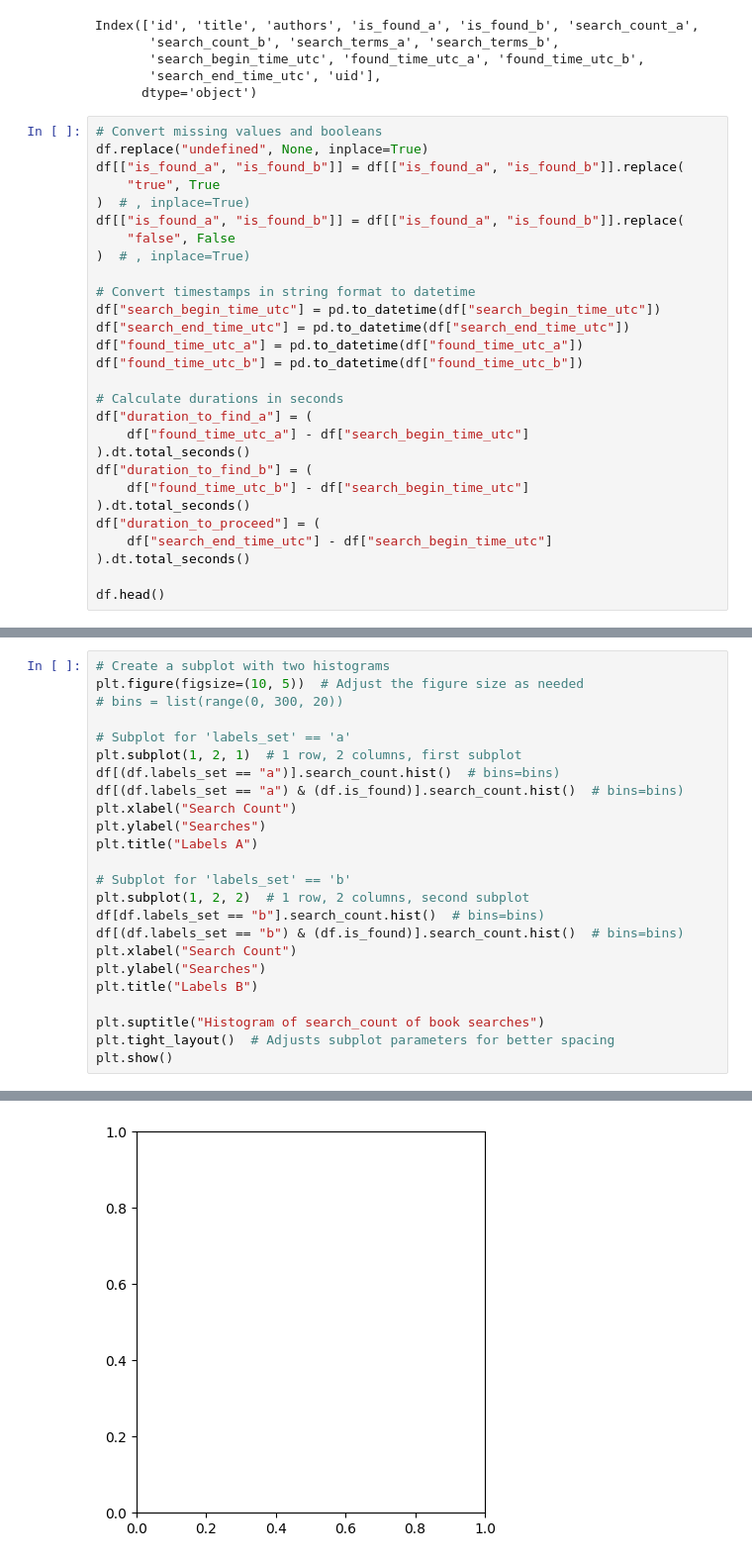
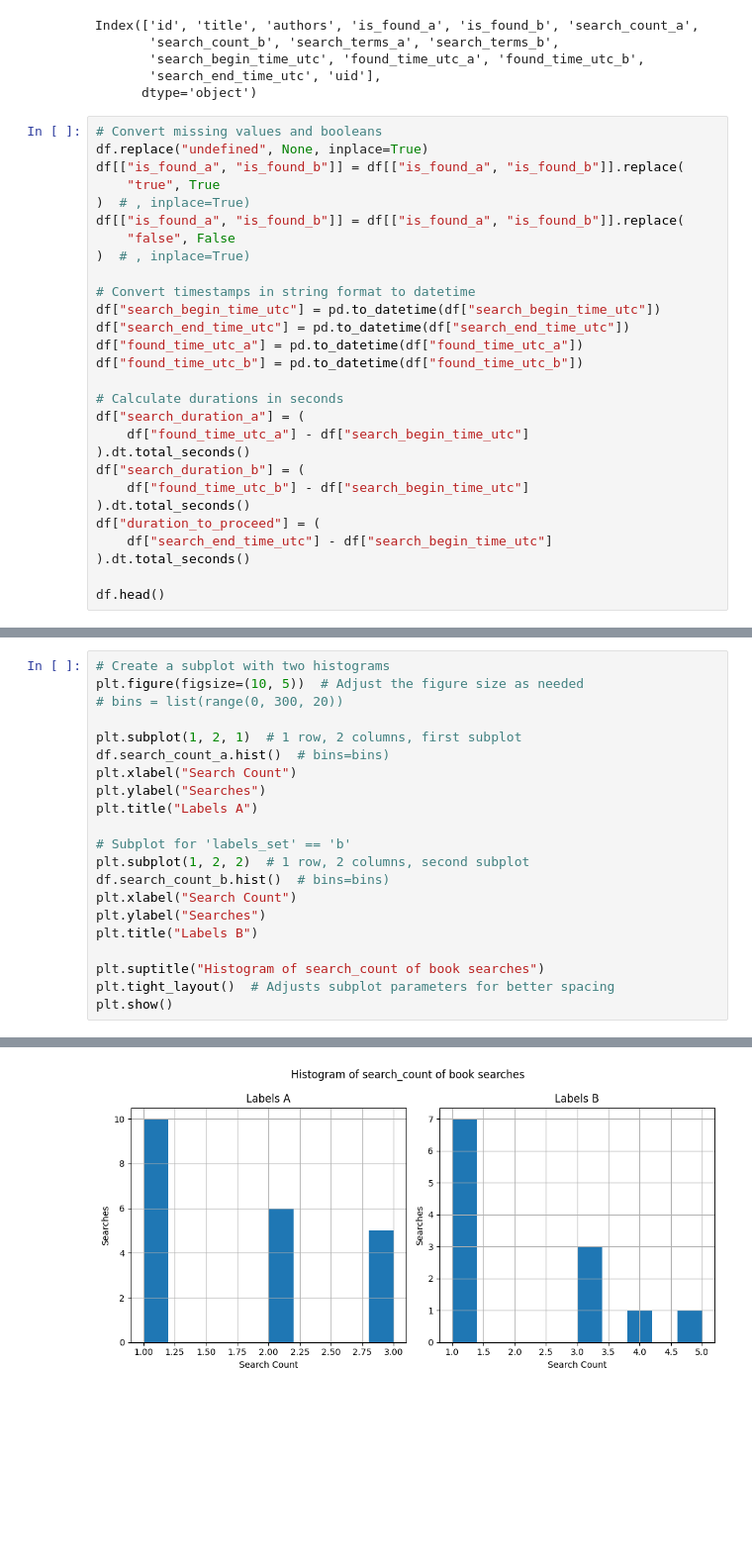
Before and after one commit to NatLibFi/kivepa-booksearch-workshop, a Jupyter notebook: analysis.ipynb, the cells around one changed output, grey strips where cells are left out. Shown at 99% size. Saved outputs shown, nothing was run; the diff lists cells and outputs as text; blank space fills up the shorter version.

```diff
--- a/analysis.ipynb
+++ b/analysis.ipynb
@@ -35,10 +35,10 @@ df["found_time_utc_a"] = pd.to_datetime(df["found_time_utc_a"])
 df["found_time_utc_b"] = pd.to_datetime(df["found_time_utc_b"])
 
 # Calculate durations in seconds
-df["duration_to_find_a"] = (
+df["search_duration_a"] = (
     df["found_time_utc_a"] - df["search_begin_time_utc"]
 ).dt.total_seconds()
-df["duration_to_find_b"] = (
+df["search_duration_b"] = (
     df["found_time_utc_b"] - df["search_begin_time_utc"]
 ).dt.total_seconds()
 df["duration_to_proceed"] = (
@@ -121,18 +236,15 @@ AttributeError: 'DataFrame' object has no attribute 'labels_set'
 plt.figure(figsize=(10, 5))  # Adjust the figure size as needed
 # bins = list(range(0, 300, 20))
 
-# Subplot for 'labels_set' == 'a'
 plt.subplot(1, 2, 1)  # 1 row, 2 columns, first subplot
-df[(df.labels_set == "a")].search_count.hist()  # bins=bins)
-df[(df.labels_set == "a") & (df.is_found)].search_count.hist()  # bins=bins)
+df.search_count_a.hist()  # bins=bins)
 plt.xlabel("Search Count")
 plt.ylabel("Searches")
 plt.title("Labels A")
 
 # Subplot for 'labels_set' == 'b'
 plt.subplot(1, 2, 2)  # 1 row, 2 columns, second subplot
-df[df.labels_set == "b"].search_count.hist()  # bins=bins)
-df[(df.labels_set == "b") & (df.is_found)].search_count.hist()  # bins=bins)
+df.search_count_b.hist()  # bins=bins)
 plt.xlabel("Search Count")
 plt.ylabel("Searches")
 plt.title("Labels B")
@@ -145 +256 @@ AttributeError: 'DataFrame' object has no attribute 'labels_set'
-[figure, old version]
+[figure, new version]
```
Also changed, not shown: parts of 36 cells of this notebook.
